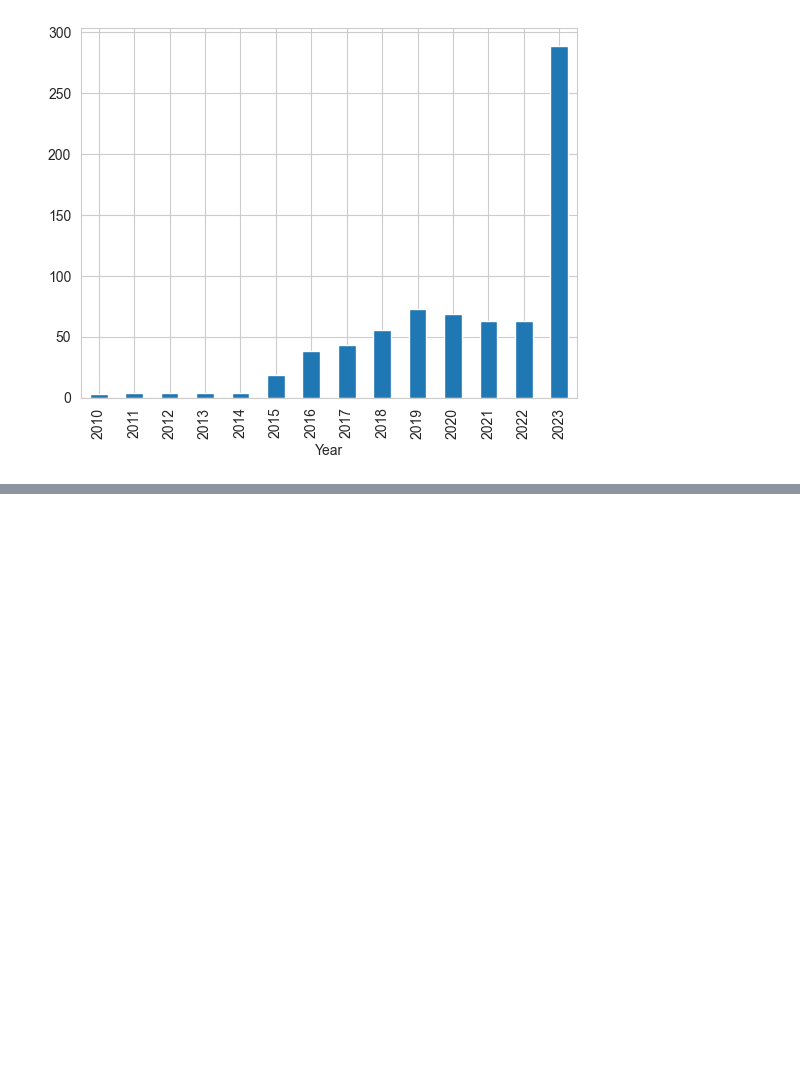
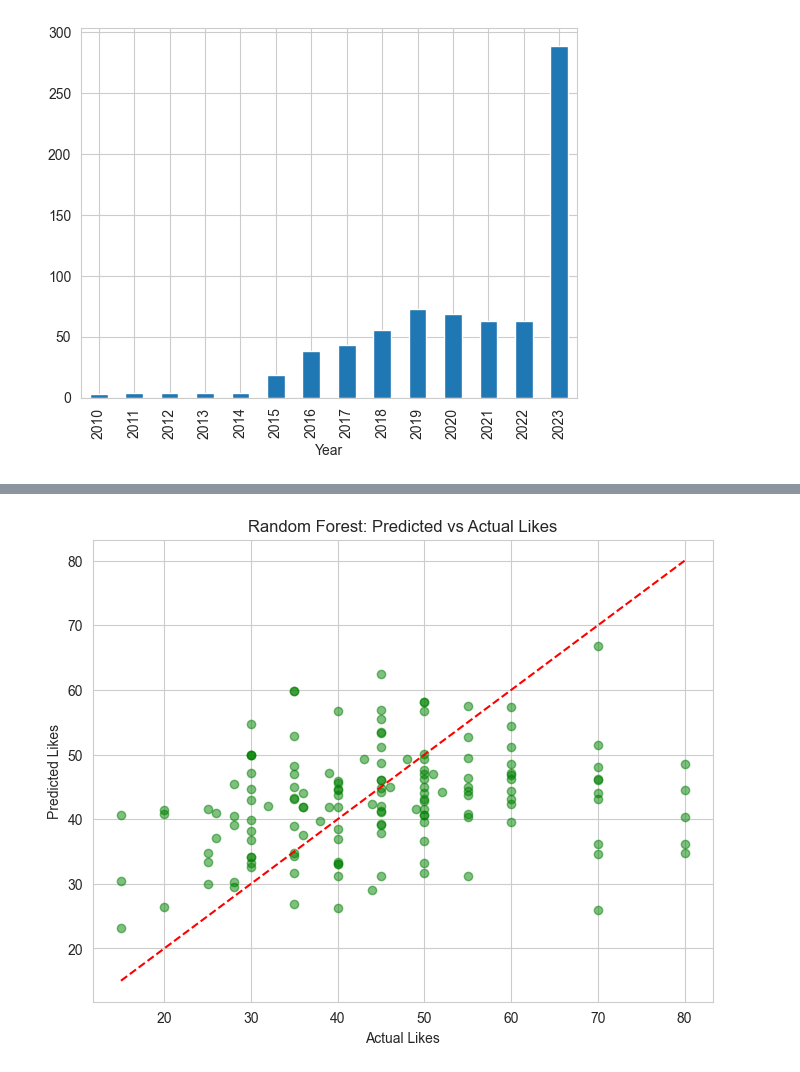
Before and after one commit to samridhsri/social-media-sentiment-analysis, a Jupyter notebook: notebook.ipynb, the cells around one changed output, grey strips where cells are left out. Cells and saved outputs as stored; diff of their text form; code cells hidden in the pictures; blank space fills up the shorter version.

```diff
--- a/notebook.ipynb
+++ b/notebook.ipynb
@@ -277,0 +610,13 @@ df['Year'].value_counts().sort_index().plot(kind='bar')
+# %%
+### Random Forest Regressor Scatter Plot
+
+plt.figure(figsize=(8,6))
+plt.scatter(y_test, y_pred_rfr, alpha=0.5, color='green')
+plt.plot([y_test.min(), y_test.max()], [y_test.min(), y_test.max()], 'r--')
+plt.xlabel('Actual Likes')
+plt.ylabel('Predicted Likes')
+plt.title('Random Forest: Predicted vs Actual Likes')
+plt.grid(True)
+plt.show()
+# %% [output]
+[figure, added]
```
Also changed, not shown: parts of 36 cells of this notebook.
